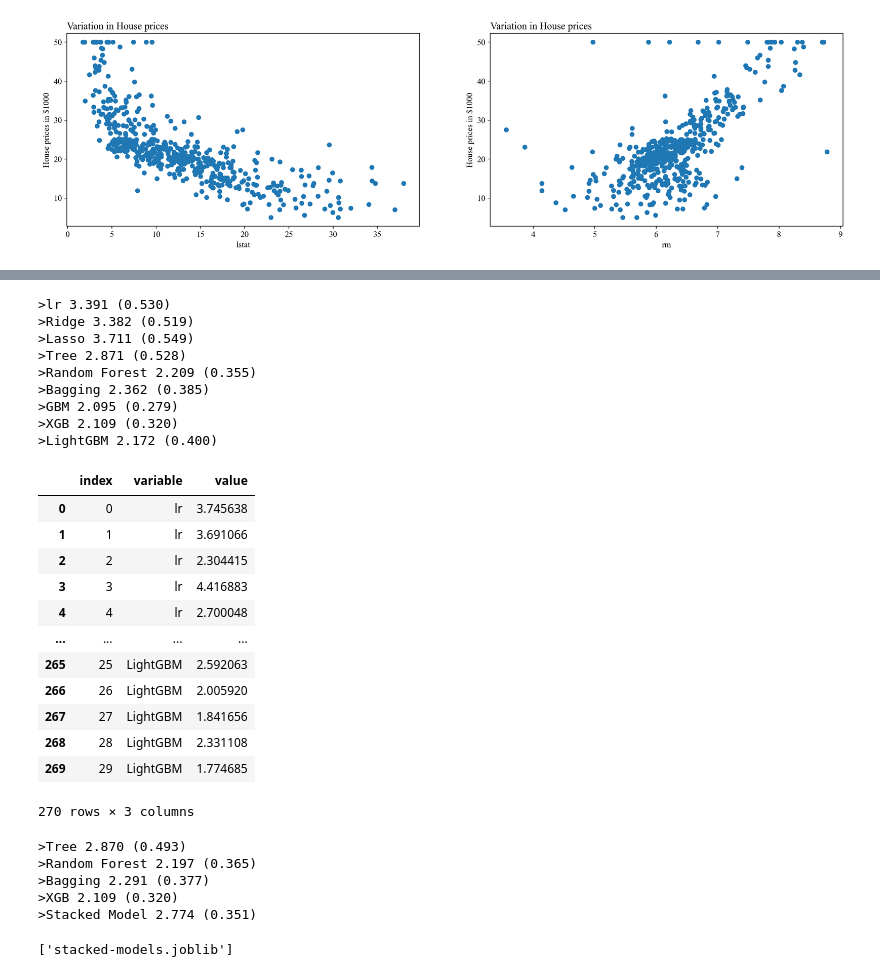
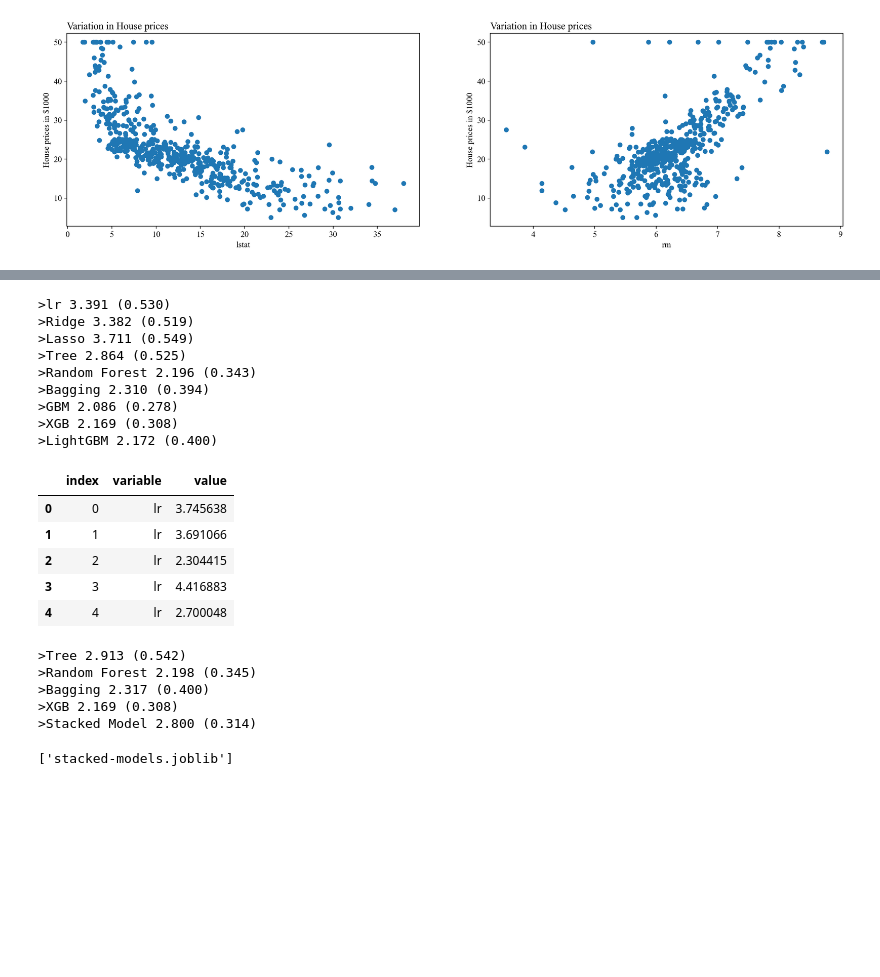
Before and after one commit to nakulpadalkar/flask-app-for-class, a Jupyter notebook: MLModel.ipynb, the cells around one changed output, grey strips where cells are left out. Cells and saved outputs as stored; diff of their text form; code cells hidden in the pictures; blank space fills up the shorter version.

```diff
--- a/MLModel.ipynb
+++ b/MLModel.ipynb
@@ -256,7 +255,7 @@ from matplotlib import pyplot
 # Function to evaluate the list of models
 def eval_models(model):
   cv = RepeatedKFold(n_splits=10, n_repeats=3, random_state=1)
-  scores = -cross_val_score(model, boston.data, boston.target, scoring='neg_mean_absolute_error', cv=cv, n_jobs=-1,
+  scores = -cross_val_score(model, df_X, df_y, scoring='neg_mean_absolute_error', cv=cv, n_jobs=-1,
                             error_score='raise')
   return scores
 # %%
@@ -274,30 +273,23 @@ for name, model in models.items():
 >lr 3.391 (0.530)
 >Ridge 3.382 (0.519)
 >Lasso 3.711 (0.549)
->Tree 2.871 (0.528)
->Random Forest 2.209 (0.355)
->Bagging 2.362 (0.385)
->GBM 2.095 (0.279)
->XGB 2.109 (0.320)
+>Tree 2.864 (0.525)
+>Random Forest 2.196 (0.343)
+>Bagging 2.310 (0.394)
+>GBM 2.086 (0.278)
+>XGB 2.169 (0.308)
 >LightGBM 2.172 (0.400)
 # %%
 regressmod = pd.DataFrame(np.transpose(results), columns = ["lr","Ridge","Lasso","Tree","Random Forest","Bagging","GBM", "XGB","LightGBM"])
 regressmod = pd.melt(regressmod.reset_index(), id_vars='index',value_vars=["lr","Ridge","Lasso","Tree","Random Forest","Bagging","GBM", "XGB","LightGBM"])
-regressmod
+regressmod.head()
 # %% [output]
 |  | index | variable | value |
 | 0 | 0 | lr | 3.745638 |
 | 1 | 1 | lr | 3.691066 |
 | 2 | 2 | lr | 2.304415 |
 | 3 | 3 | lr | 4.416883 |
 | 4 | 4 | lr | 2.700048 |
-| ... | ... | ... | ... |
-| 265 | 25 | LightGBM | 2.592063 |
-| 266 | 26 | LightGBM | 2.005920 |
-| 267 | 27 | LightGBM | 1.841656 |
-| 268 | 28 | LightGBM | 2.331108 |
-| 269 | 29 | LightGBM | 1.774685 |
-270 rows × 3 columns
 # %%
 fig = px.box(regressmod, x="variable", y="value",color="variable",points='all',
 labels={"variable": "Machine Learning Model",
@@ -354,14 +346,14 @@ labels={"variable": "Machine Learning Model",
         "value": "RMS Error"
         },title="Model Performance")
 fig.show()
-fig.write_image("app/static/Boxplot_candidate.jpeg",engine="kaleido",format="png", width=1600, height=700, scale=0.75)
-fig.show()
+# fig.write_image("app/static/Boxplot_candidate.jpeg",engine="kaleido",format="png", width=1600, height=700, scale=0.75)
+# fig.show()
 # %% [output]
->Tree 2.870 (0.493)
->Random Forest 2.197 (0.365)
->Bagging 2.291 (0.377)
->XGB 2.109 (0.320)
->Stacked Model 2.774 (0.351)
+>Tree 2.913 (0.542)
+>Random Forest 2.198 (0.345)
+>Bagging 2.317 (0.400)
+>XGB 2.169 (0.308)
+>Stacked Model 2.800 (0.314)
 # %%
 from joblib import dump, load
 dump(models, "stacked-models.joblib")
```
Also changed, not shown: parts of 12 cells of this notebook, 4 other files.
